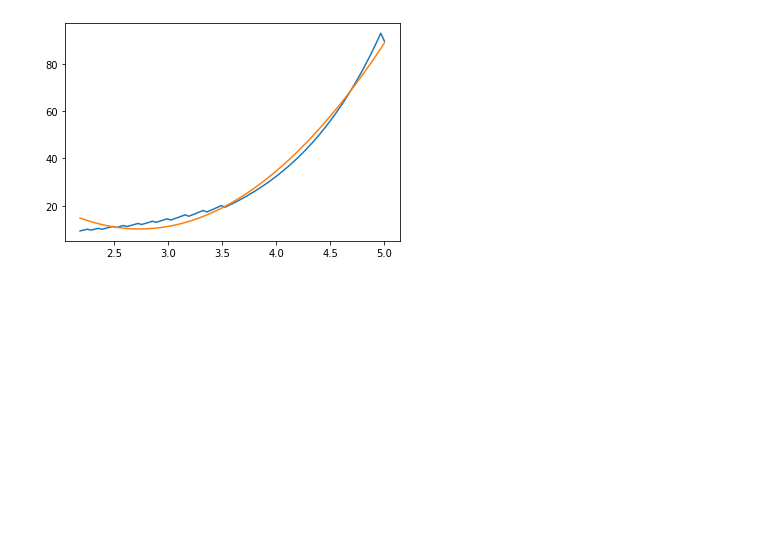
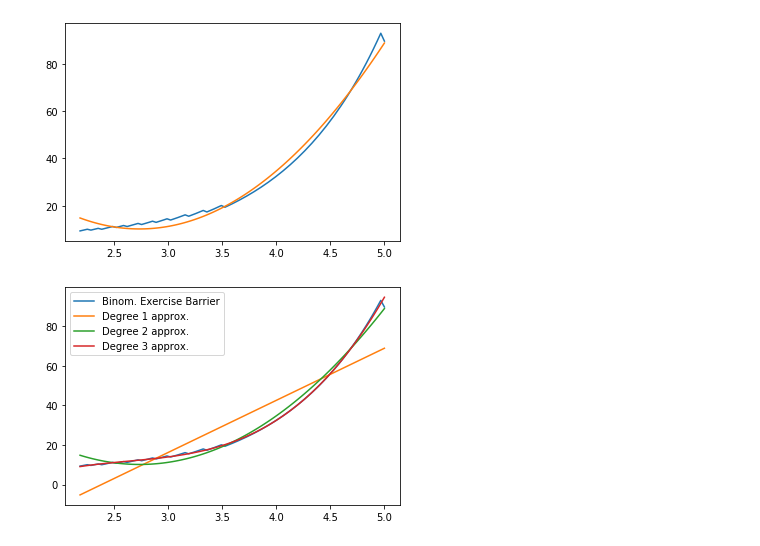
Before and after one commit to luphord/longstaff_schwartz, a Jupyter notebook: notebooks/Binomial.ipynb, the cells around one changed output. Drawn from its saved outputs; the diff is of its cells as text; code cells hidden in the pictures; blank space fills up the shorter version.

Commit message:
american put fitted exercise barrier

```diff
--- a/notebooks/Binomial.ipynb
+++ b/notebooks/Binomial.ipynb
@@ -34,3 +34,14 @@ plt.plot(*fitted.linspace())
 # %% [output]
 [<matplotlib.lines.Line2D at 0x...>]
 [figure]
+# %%
+exercise_barrier = american_put_exercise_barrier(mdl, 100)
+tau = np.linspace(0, 5, n)
+ex_exists = ~np.isnan(exercise_barrier)
+plt.plot(tau, exercise_barrier);
+for i in range(1, 4):
+    b = american_put_exercise_barrier_fitted(mdl, 100, i)
+    plt.plot(*b.linspace());
+plt.legend(['Binom. Exercise Barrier', 'Degree 1 approx.', 'Degree 2 approx.', 'Degree 3 approx.']);
+# %% [output]
+[figure, added]
```
Also changed, not shown: parts of 1 cell of this notebook, 2 other files.
